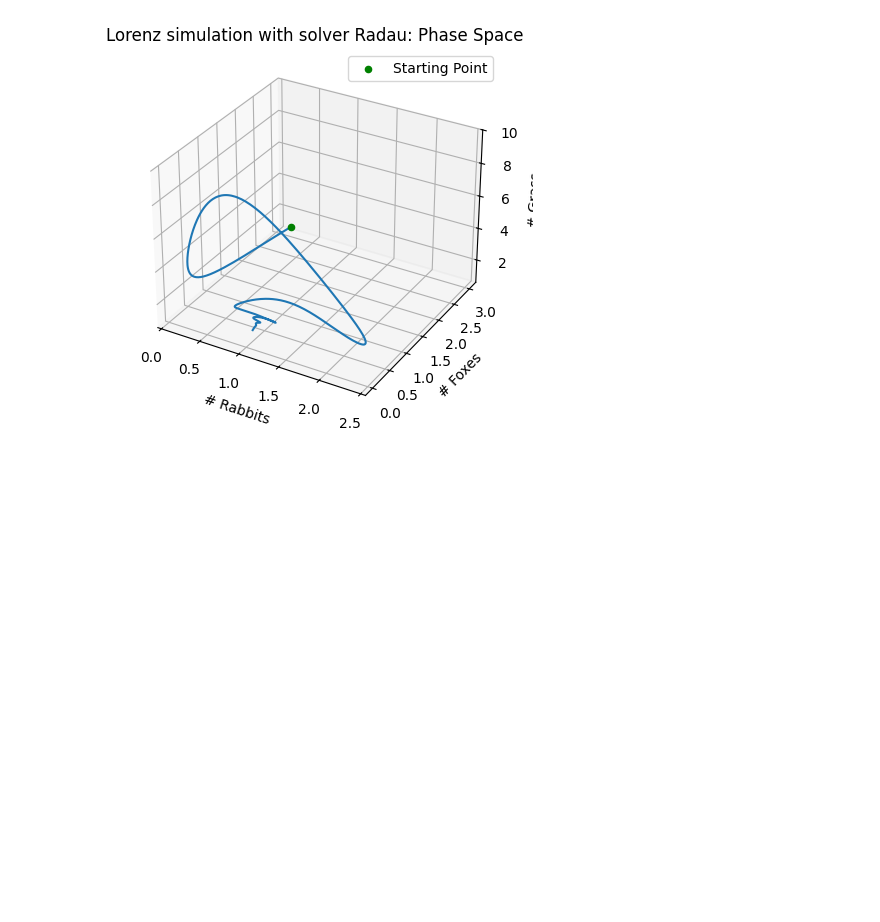
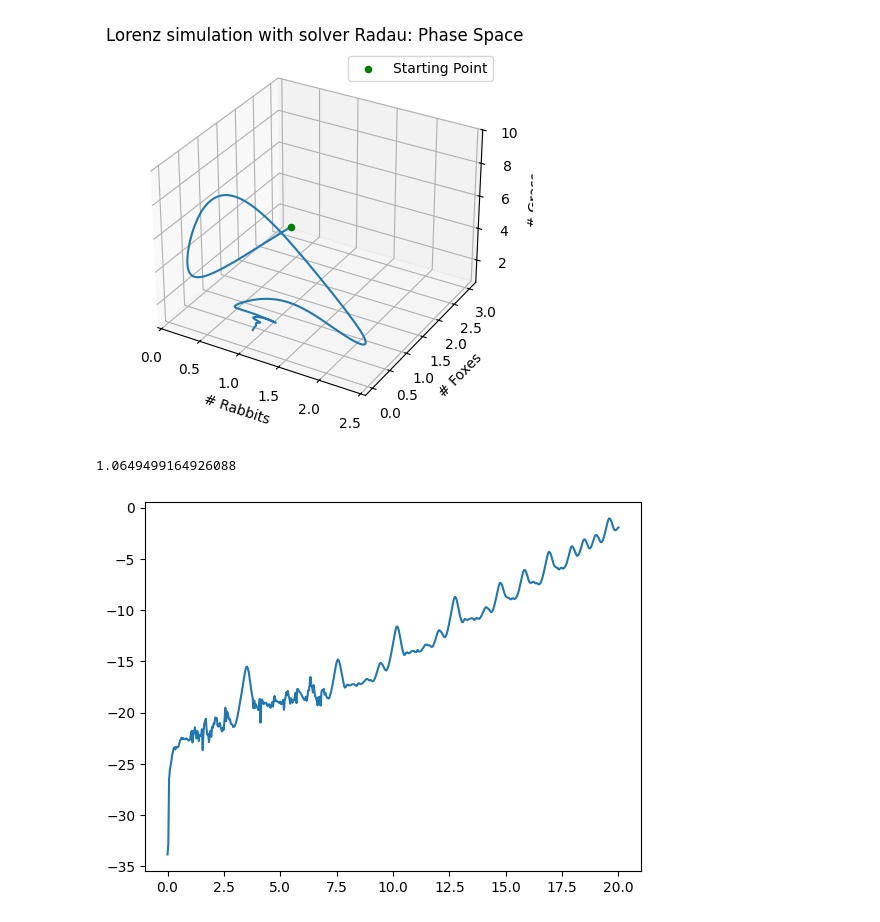
Before and after one commit to Emilwikk/Modsim-Labs, a Jupyter notebook: Simulate-and-plot.ipynb, the cells around one changed output. Saved outputs shown, nothing was run; the diff lists cells and outputs as text; code cells hidden in the pictures; blank space fills up the shorter version.

```diff
--- a/Simulate-and-plot.ipynb
+++ b/Simulate-and-plot.ipynb
@@ -988,3 +988,44 @@ ax.set_title("Lorenz simulation with solver Radau: Phase Space")
 [figure]
 Text(0.5, 0.92, 'Lorenz simulation with solver Radau: Phase Space')
 [figure]
+# %%
+### Lorenz Initial Condition Perturbation ###
+
+t = np.linspace(t_Lorenz[0],t_Lorenz[1],len(y_Lorenz_diff))
+
+# Initial conditions
+pert = 1e-15
+x0_LZ = [-8, 8, 27]
+x0_LZ_pert = [-8+pert,8+pert,27+pert]
+
+sol = solve_ivp(
+    fun = lorenz,
+    t_span = t_Lorenz,
+    y0 = x0_LZ,
+    args = (sigma, rho, beta_LZ),
+    method = "Radau",
+    dense_output=True
+)
+y_Lorenz = sol.sol(t)
+
+sol = solve_ivp(
+    fun = lorenz,
+    t_span = t_Lorenz,
+    y0 = x0_LZ_pert,
+    args = (sigma, rho, beta_LZ),
+    method = "Radau",
+    dense_output=True
+)
+y_Lorenz_pert = sol.sol(t)
+
+y_Lorenz_diff = np.linalg.norm(y_Lorenz-y_Lorenz_pert,axis=0)
+
+plt.figure()
+plt.plot(t,np.log(y_Lorenz_diff))
+
+lamda, _ = np.polyfit(t,np.log(y_Lorenz_diff),deg=1)
+
+print(lamda)
+# %% [output]
+1.0649499164926088
+[figure, added]
```
Also changed, not shown: parts of 3 cells of this notebook, 2 other files.
